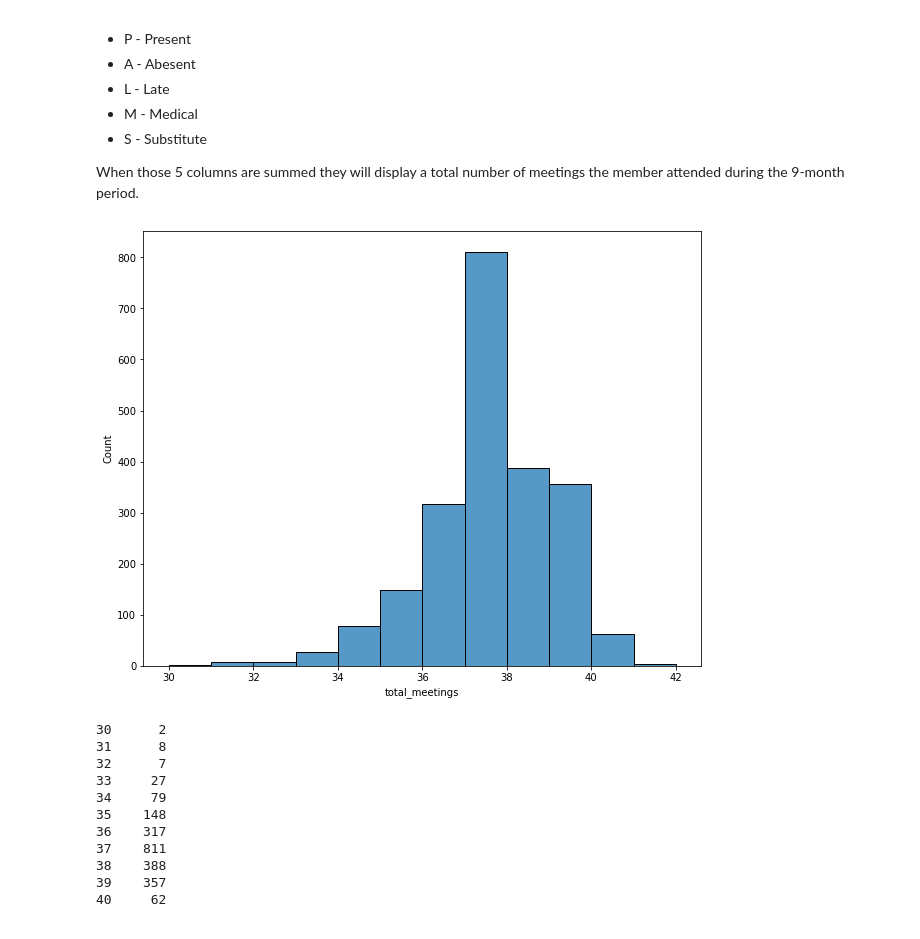
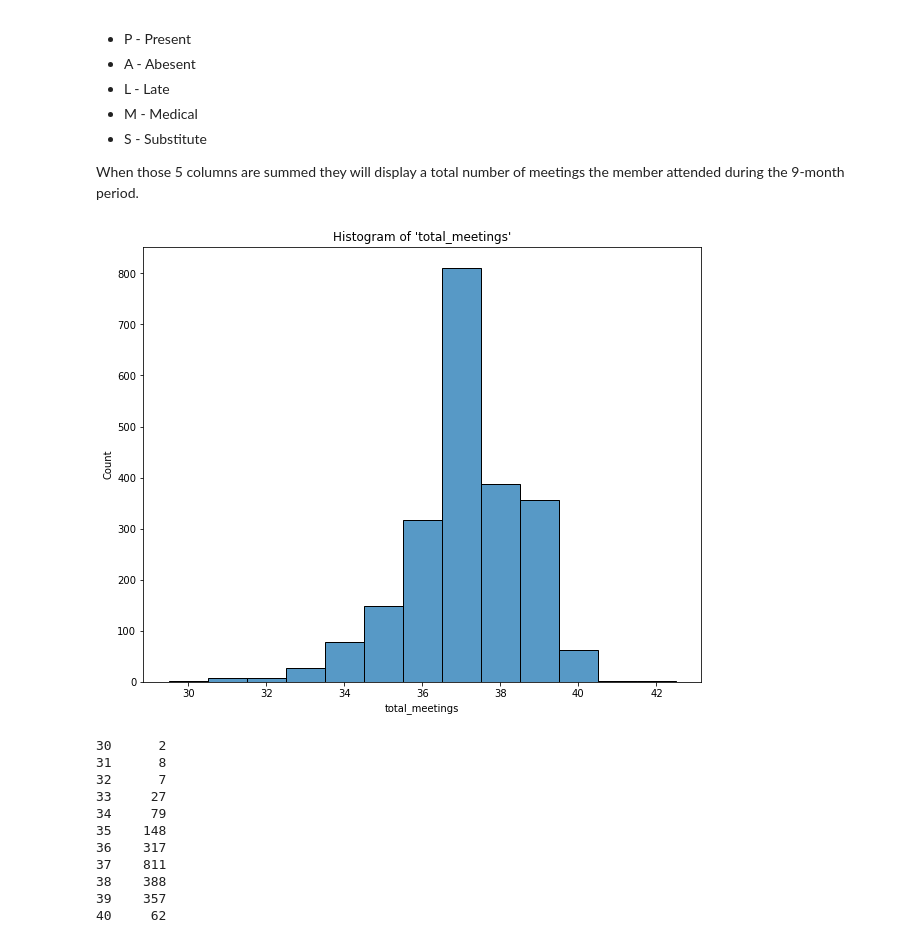
Before and after one commit to da-veed/BachelorThesis, a Jupyter notebook: data_EDA.ipynb, the cells around one changed output. Drawn from its saved outputs; the diff is of its cells as text; code cells hidden in the pictures.

```diff
--- a/data_EDA.ipynb
+++ b/data_EDA.ipynb
@@ -52,10 +52,11 @@ When those 5 columns are summed they will display a total number of meetings the
 df["total_meetings"] = df["P"] + df["A"] + df["L"] + df["M"] + df["S"]
 # %%
 plt.figure(figsize=(10, 8))
-sns.histplot(df["total_meetings"], binwidth=1)
+sns.histplot(df["total_meetings"], discrete=True)
+plt.title("Histogram of 'total_meetings'")
 plt.show()
 # %% [output]
-[figure, old version]
+[figure, new version]
 # %%
 df["total_meetings"].value_counts().sort_index()
 # %% [output]
```
Also changed, not shown: parts of 33 cells of this notebook, 1 other file.
